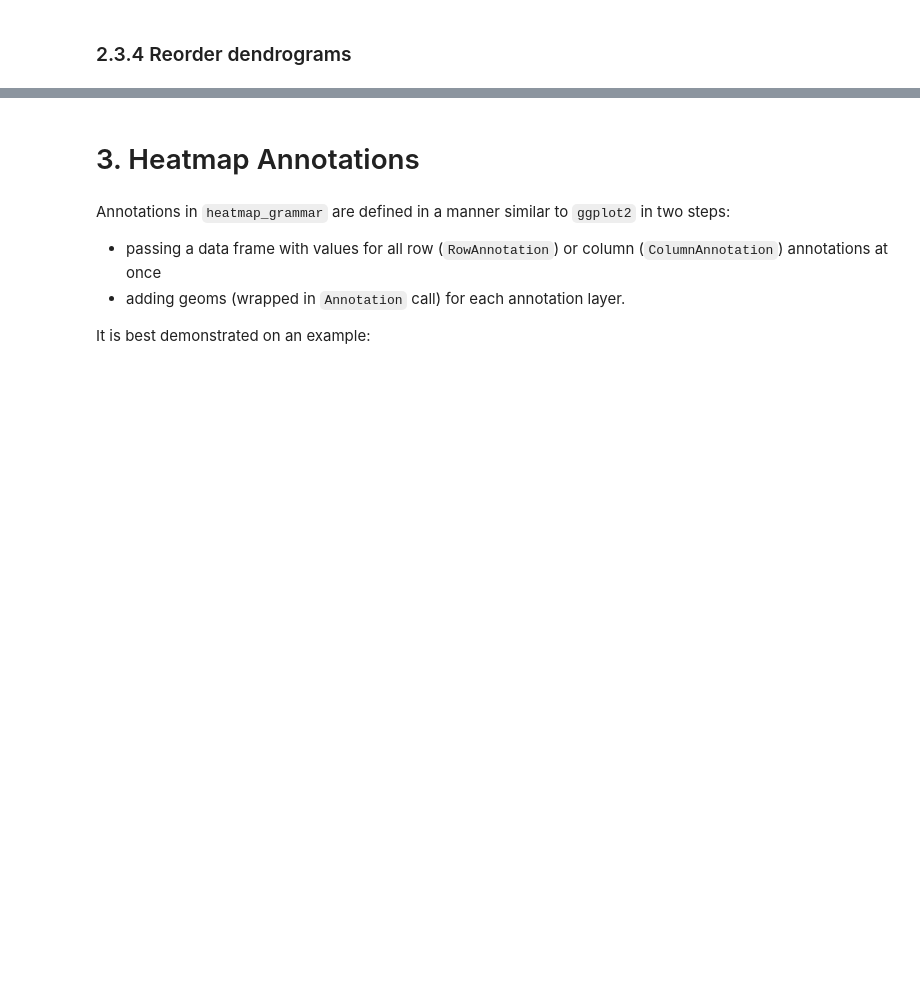
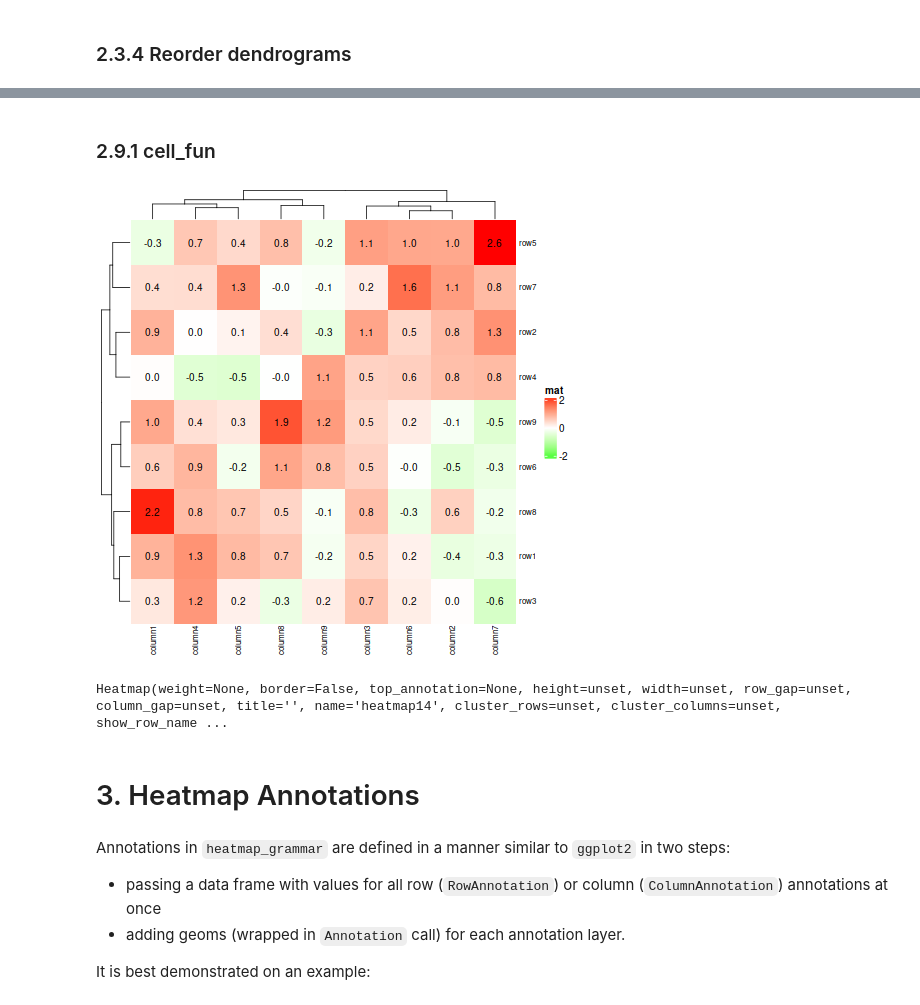
Before and after one commit to krassowski/rpy2-complex-heatmap-grammar, a Jupyter notebook: Examples.ipynb, the cells around one changed output, grey strips where cells are left out. Drawn from its saved outputs; the diff is of its cells as text; code cells hidden in the pictures; blank space fills up the shorter version.

Commit message:
Implement `cell_fun` + add example

```diff
--- a/Examples.ipynb
+++ b/Examples.ipynb
@@ -262,0 +267,4 @@ Heatmap(weight=None, border=False, top_annotation=None, height=unset, width=unse
+# %% [markdown]
+### 2.9.1 cell_fun
+# %%
+grid = importr('grid')
@@ -263,3 +273,33 @@ Heatmap(weight=None, border=False, top_annotation=None, height=unset, width=unse
+# %%
+small_mat = mat.iloc[:9, :9]
+
+@cell_overlay
+def overlay_text(j, i, x, y, width, height, fill):
+    value = small_mat.iloc[i, j].squeeze()
+    grid.grid_text(
+        f'{value:.1f}',
+        x, y,
+        gp = grid.gpar(fontsize = 10)
+    )
+# %%
+gwr_scale = scale_fill_gradient_n(
+    breaks=[-2, 0, 2],
+    colors=["green", "white", "red"],
+    quantiles=[0.01, 0.99],
+    symmetrical=True,
+    name="mat",
+)
+# %%
+(
+    Heatmap(
+        small_mat,
+        cell_fun=overlay_text
+    )
+    + gwr_scale
+)
+# %% [output]
+[figure, added]
+Heatmap(weight=None, border=False, top_annotation=None, height=unset, width=unset, row_gap=unset, column_gap=unset, title='', name='heatmap14', cluster_rows=unset, cluster_columns=unset, show_row_name ...
 # %% [markdown]
 # 3. Heatmap Annotations
 # %% [markdown]
```
Also changed, not shown: parts of 13 cells of this notebook, 2 other files.
